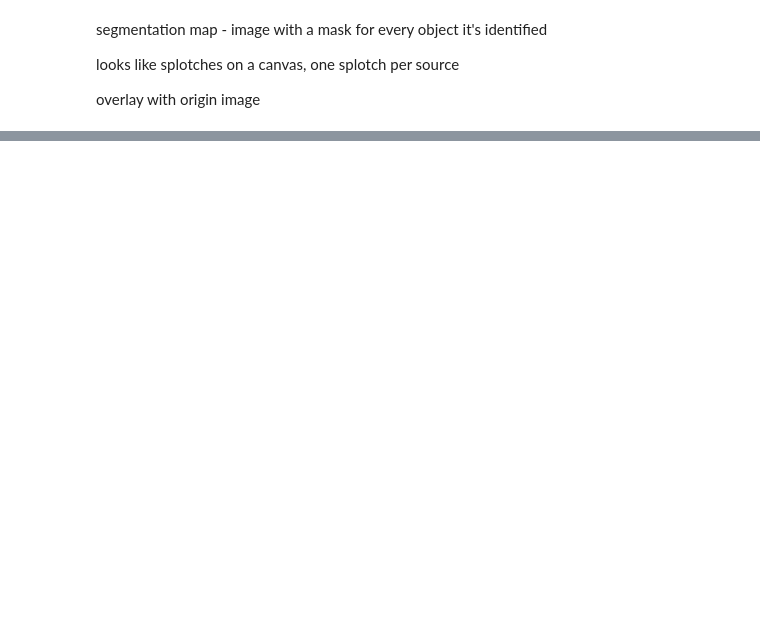
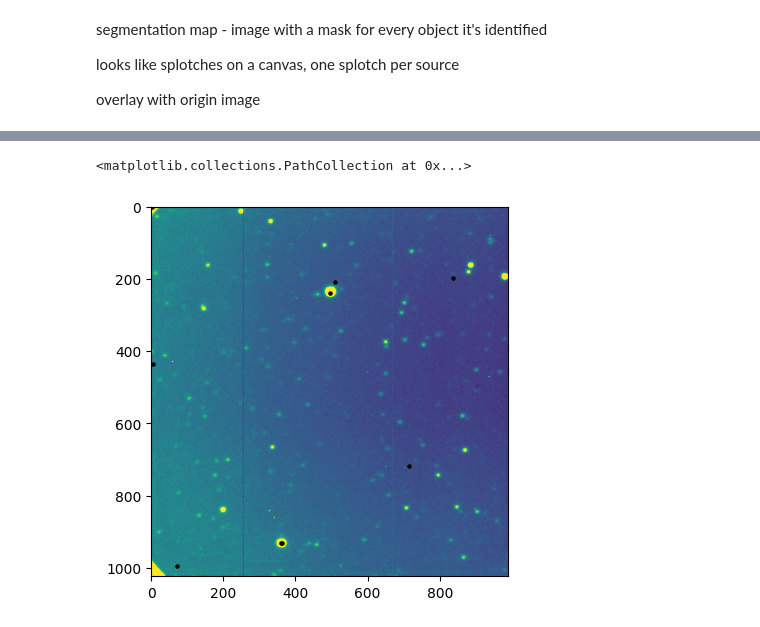
Before and after one commit to askemer/ASTR257_2024, a Jupyter notebook: student_work/adityars/hr/hr.ipynb, the cells around one changed output, grey strips where cells are left out. Cells and saved outputs as stored; diff of their text form; code cells hidden in the pictures; blank space fills up the shorter version.

```diff
--- a/student_work/adityars/hr/hr.ipynb
+++ b/student_work/adityars/hr/hr.ipynb
@@ -114 +115,4 @@ photometry = BasicPSFPhotometry(
 )
+# %%
+landB_phot = photometry(landB - 120)
+print(f"Identified {len(landB_phot)} stars in the Landolt field.");
@@ -115,3 +122,9 @@ photometry = BasicPSFPhotometry(
+# %%
+view_as_ds9(landB)
+plt.scatter(landB_phot['x_fit'], landB_phot['y_fit'], s=5, c='k')
+# %% [output]
+<matplotlib.collections.PathCollection at 0x...>
+[figure, added]
 # %%
 landB_phot = photometry(landB)
 landV_phot = photometry(
```
Also changed, not shown: parts of 12 cells of this notebook, 4 other files.
